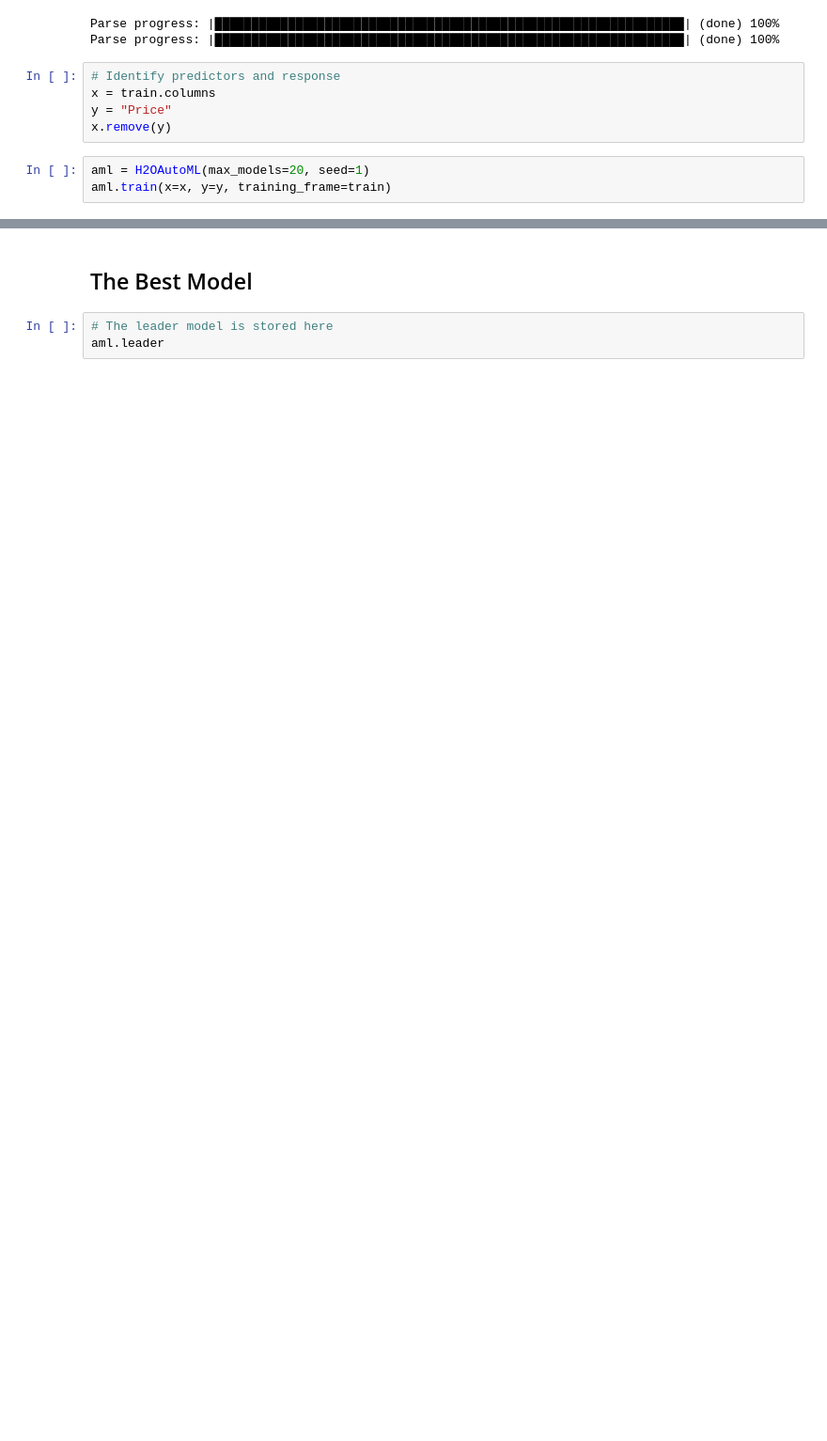
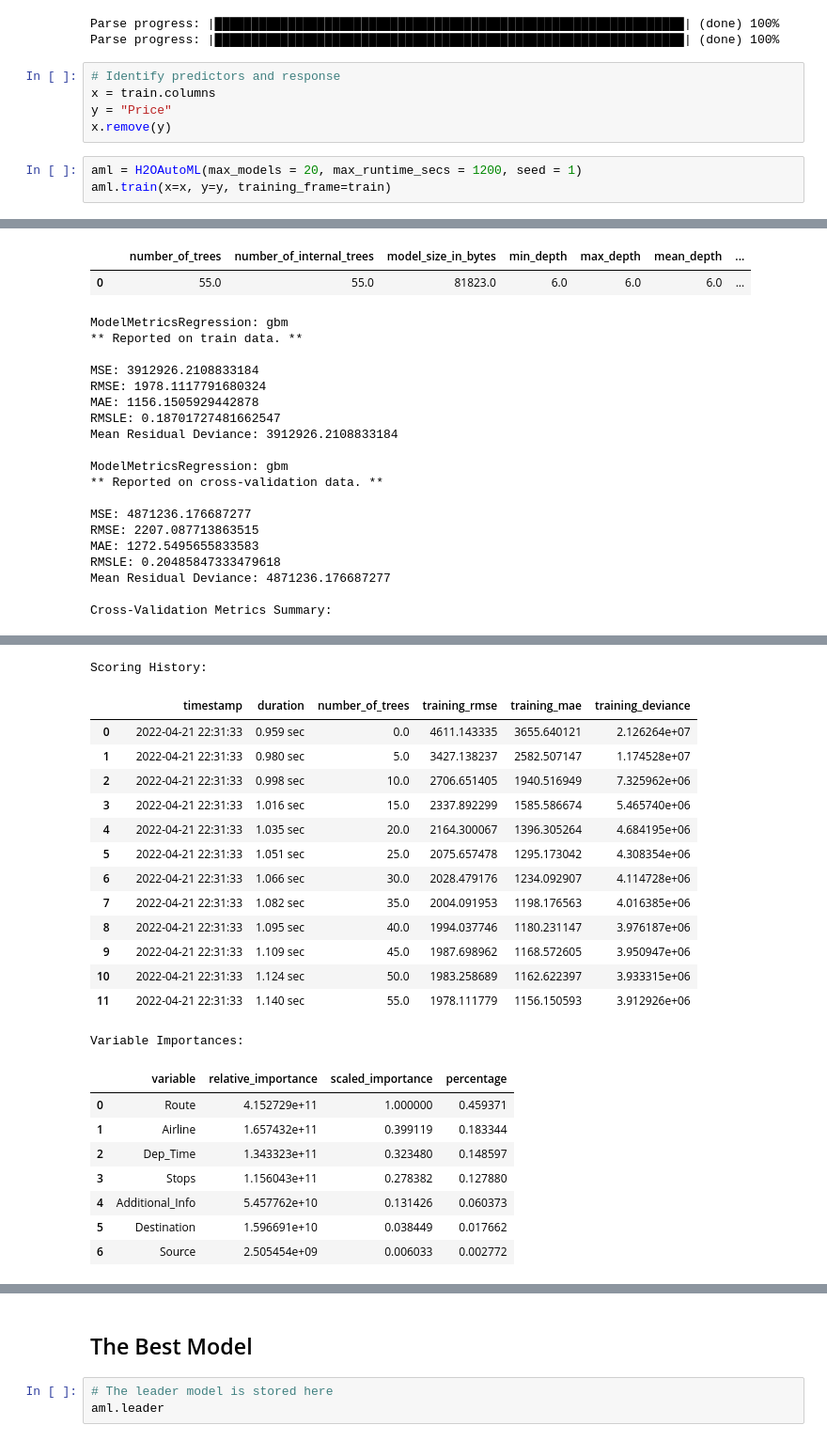
Before and after one commit to datamagz/flight_ticket_price_prediction, a Jupyter notebook: Flight_Tickets_Price__Predictions.ipynb, the cells around one changed output, grey strips where cells are left out. Shown at 94% size. Cells and saved outputs as stored; diff of their text form; blank space fills up the shorter version.

```diff
--- a/Flight_Tickets_Price__Predictions.ipynb
+++ b/Flight_Tickets_Price__Predictions.ipynb
@@ -236,6 +203,6 @@ x = train.columns
 y = "Price"
 x.remove(y)
 # %%
-aml = H2OAutoML(max_models=20, seed=1)
+aml = H2OAutoML(max_models = 20, max_runtime_secs = 1200, seed = 1)
 aml.train(x=x, y=y, training_frame=train)
 # %% [output]
@@ -258,0 +220,21 @@ AIC: 194780.07790416625
+|  |  | number_of_trees | number_of_internal_trees | model_size_in_bytes | min_depth | max_depth | mean_depth | ... |
+| 0 |  | 55.0 | 55.0 | 81823.0 | 6.0 | 6.0 | 6.0 | ... |
+ModelMetricsRegression: gbm
+** Reported on train data. **
+
+MSE: 3912926.2108833184
+RMSE: 1978.1117791680324
+MAE: 1156.1505929442878
+RMSLE: 0.18701727481662547
+Mean Residual Deviance: 3912926.2108833184
+
+ModelMetricsRegression: gbm
+** Reported on cross-validation data. **
+
+MSE: 4871236.176687277
+RMSE: 2207.087713863515
+MAE: 1272.5495655833583
+RMSLE: 0.20485847333479618
+Mean Residual Deviance: 4871236.176687277
+
+Cross-Validation Metrics Summary:
@@ -258,0 +249,23 @@ AIC: 194780.07790416625
+Scoring History:
+|  |  | timestamp | duration | number_of_trees | training_rmse | training_mae | training_deviance |
+| 0 |  | 2022-04-21 22:31:33 | 0.959 sec | 0.0 | 4611.143335 | 3655.640121 | 2.126264e+07 |
+| 1 |  | 2022-04-21 22:31:33 | 0.980 sec | 5.0 | 3427.138237 | 2582.507147 | 1.174528e+07 |
+| 2 |  | 2022-04-21 22:31:33 | 0.998 sec | 10.0 | 2706.651405 | 1940.516949 | 7.325962e+06 |
+| 3 |  | 2022-04-21 22:31:33 | 1.016 sec | 15.0 | 2337.892299 | 1585.586674 | 5.465740e+06 |
+| 4 |  | 2022-04-21 22:31:33 | 1.035 sec | 20.0 | 2164.300067 | 1396.305264 | 4.684195e+06 |
+| 5 |  | 2022-04-21 22:31:33 | 1.051 sec | 25.0 | 2075.657478 | 1295.173042 | 4.308354e+06 |
+| 6 |  | 2022-04-21 22:31:33 | 1.066 sec | 30.0 | 2028.479176 | 1234.092907 | 4.114728e+06 |
+| 7 |  | 2022-04-21 22:31:33 | 1.082 sec | 35.0 | 2004.091953 | 1198.176563 | 4.016385e+06 |
+| 8 |  | 2022-04-21 22:31:33 | 1.095 sec | 40.0 | 1994.037746 | 1180.231147 | 3.976187e+06 |
+| 9 |  | 2022-04-21 22:31:33 | 1.109 sec | 45.0 | 1987.698962 | 1168.572605 | 3.950947e+06 |
+| 10 |  | 2022-04-21 22:31:33 | 1.124 sec | 50.0 | 1983.258689 | 1162.622397 | 3.933315e+06 |
+| 11 |  | 2022-04-21 22:31:33 | 1.140 sec | 55.0 | 1978.111779 | 1156.150593 | 3.912926e+06 |
+Variable Importances:
+|  | variable | relative_importance | scaled_importance | percentage |
+| 0 | Route | 4.152729e+11 | 1.000000 | 0.459371 |
+| 1 | Airline | 1.657432e+11 | 0.399119 | 0.183344 |
+| 2 | Dep_Time | 1.343323e+11 | 0.323480 | 0.148597 |
+| 3 | Stops | 1.156043e+11 | 0.278382 | 0.127880 |
+| 4 | Additional_Info | 5.457762e+10 | 0.131426 | 0.060373 |
+| 5 | Destination | 1.596691e+10 | 0.038449 | 0.017662 |
+| 6 | Source | 2.505454e+09 | 0.006033 | 0.002772 |
```
Also changed, not shown: parts of 20 cells of this notebook.
